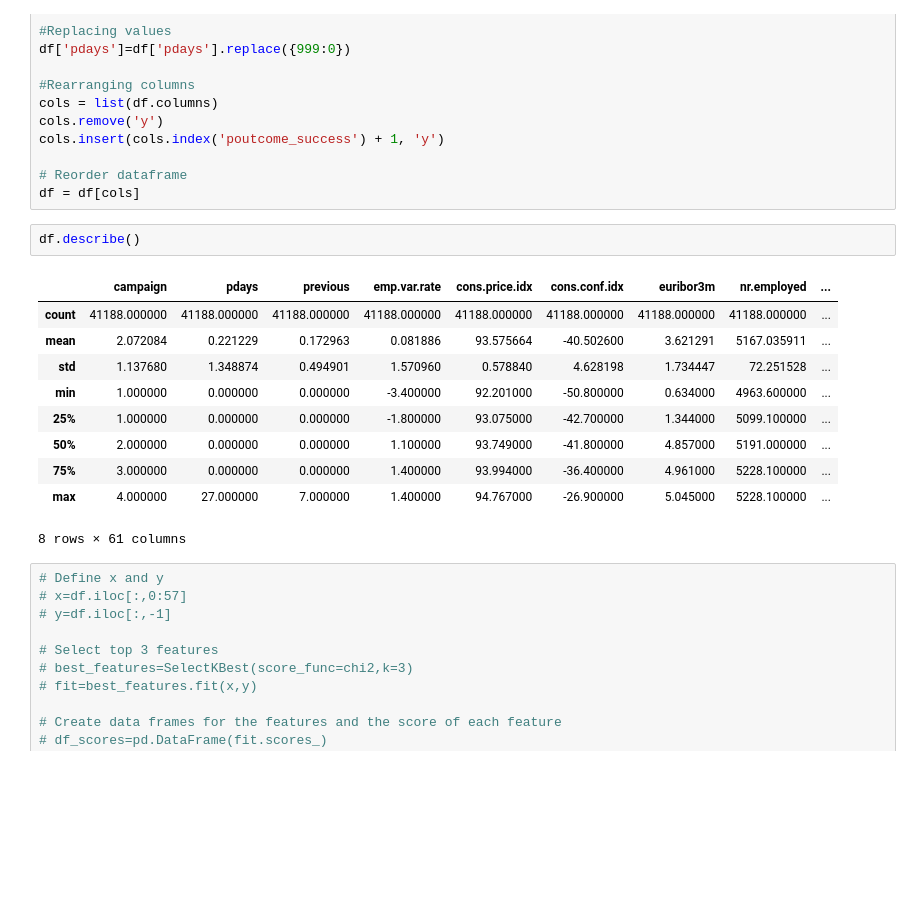
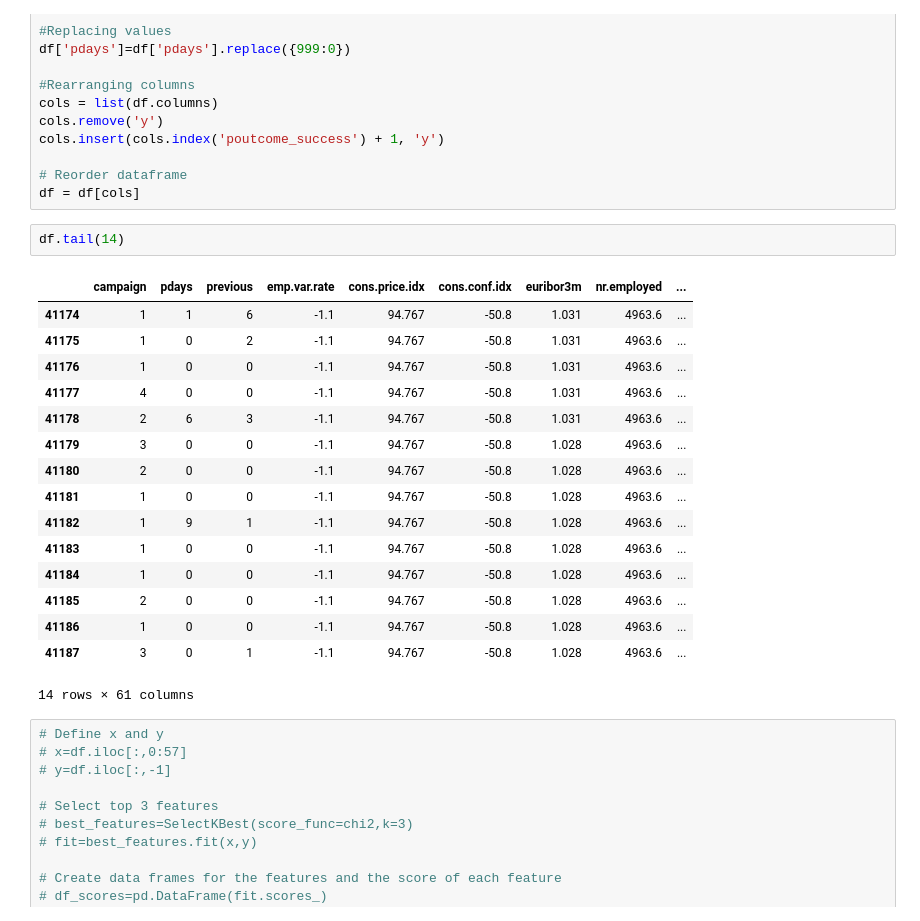
Before and after one commit to srimos/DI_Bootcamp, a Jupyter notebook: Week11/model.ipynb, the cells around one changed output. Saved outputs shown, nothing was run; the diff lists cells and outputs as text; blank space fills up the shorter version.

```diff
--- a/Week11/model.ipynb
+++ b/Week11/model.ipynb
@@ -88,18 +88,24 @@ cols.insert(cols.index('poutcome_success') + 1, 'y')
 # Reorder dataframe
 df = df[cols]
 # %%
-df.describe()
+df.tail(14)
 # %% [output]
 |  | campaign | pdays | previous | emp.var.rate | cons.price.idx | cons.conf.idx | euribor3m | nr.employed | ... |
-| count | 41188.000000 | 41188.000000 | 41188.000000 | 41188.000000 | 41188.000000 | 41188.000000 | 41188.000000 | 41188.000000 | ... |
-| mean | 2.072084 | 0.221229 | 0.172963 | 0.081886 | 93.575664 | -40.502600 | 3.621291 | 5167.035911 | ... |
-| std | 1.137680 | 1.348874 | 0.494901 | 1.570960 | 0.578840 | 4.628198 | 1.734447 | 72.251528 | ... |
-| min | 1.000000 | 0.000000 | 0.000000 | -3.400000 | 92.201000 | -50.800000 | 0.634000 | 4963.600000 | ... |
-| 25% | 1.000000 | 0.000000 | 0.000000 | -1.800000 | 93.075000 | -42.700000 | 1.344000 | 5099.100000 | ... |
-| 50% | 2.000000 | 0.000000 | 0.000000 | 1.100000 | 93.749000 | -41.800000 | 4.857000 | 5191.000000 | ... |
-| 75% | 3.000000 | 0.000000 | 0.000000 | 1.400000 | 93.994000 | -36.400000 | 4.961000 | 5228.100000 | ... |
-| max | 4.000000 | 27.000000 | 7.000000 | 1.400000 | 94.767000 | -26.900000 | 5.045000 | 5228.100000 | ... |
+| 41174 | 1 | 1 | 6 | -1.1 | 94.767 | -50.8 | 1.031 | 4963.6 | ... |
+| 41175 | 1 | 0 | 2 | -1.1 | 94.767 | -50.8 | 1.031 | 4963.6 | ... |
+| 41176 | 1 | 0 | 0 | -1.1 | 94.767 | -50.8 | 1.031 | 4963.6 | ... |
+| 41177 | 4 | 0 | 0 | -1.1 | 94.767 | -50.8 | 1.031 | 4963.6 | ... |
+| 41178 | 2 | 6 | 3 | -1.1 | 94.767 | -50.8 | 1.031 | 4963.6 | ... |
+| 41179 | 3 | 0 | 0 | -1.1 | 94.767 | -50.8 | 1.028 | 4963.6 | ... |
+| 41180 | 2 | 0 | 0 | -1.1 | 94.767 | -50.8 | 1.028 | 4963.6 | ... |
+| 41181 | 1 | 0 | 0 | -1.1 | 94.767 | -50.8 | 1.028 | 4963.6 | ... |
+| 41182 | 1 | 9 | 1 | -1.1 | 94.767 | -50.8 | 1.028 | 4963.6 | ... |
+| 41183 | 1 | 0 | 0 | -1.1 | 94.767 | -50.8 | 1.028 | 4963.6 | ... |
+| 41184 | 1 | 0 | 0 | -1.1 | 94.767 | -50.8 | 1.028 | 4963.6 | ... |
+| 41185 | 2 | 0 | 0 | -1.1 | 94.767 | -50.8 | 1.028 | 4963.6 | ... |
+| 41186 | 1 | 0 | 0 | -1.1 | 94.767 | -50.8 | 1.028 | 4963.6 | ... |
+| 41187 | 3 | 0 | 1 | -1.1 | 94.767 | -50.8 | 1.028 | 4963.6 | ... |
-8 rows × 61 columns
+14 rows × 61 columns
 # %%
 # Define x and y
 # x=df.iloc[:,0:57]
```
Also changed, not shown: parts of 15 cells of this notebook.
